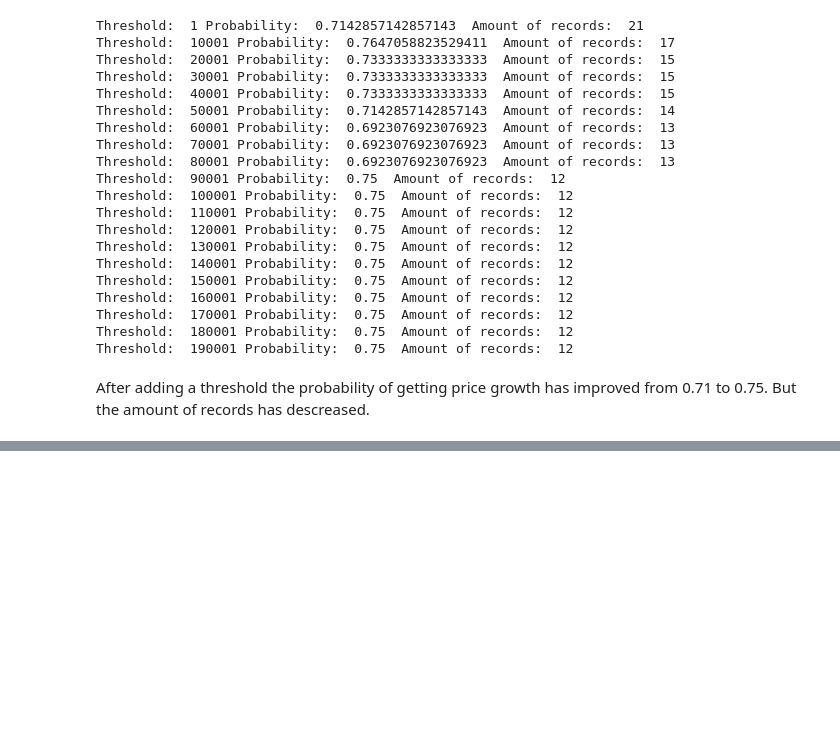
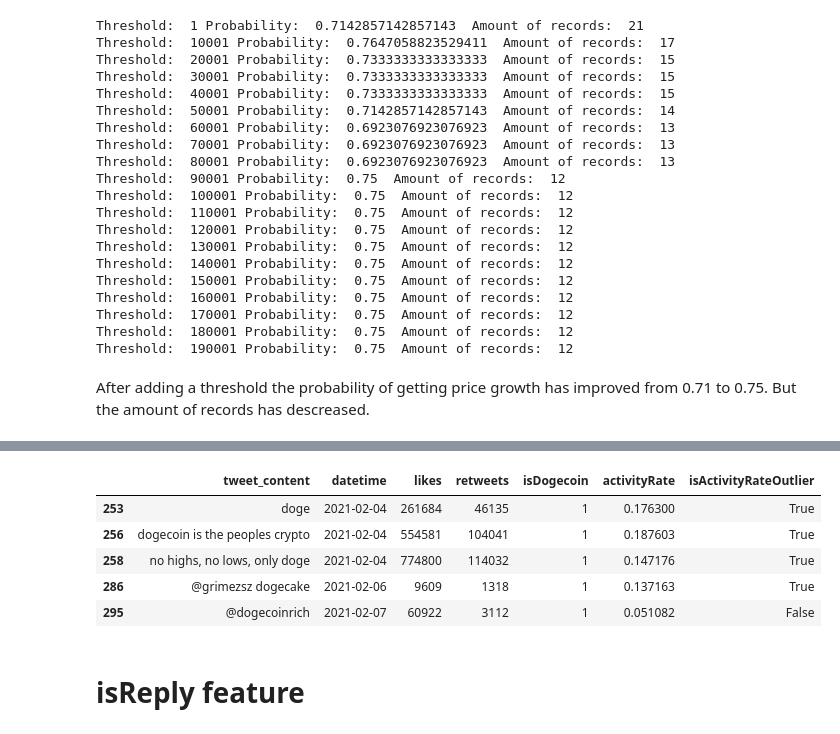
Before and after one commit to Justdek-code/data-science, a Jupyter notebook: cryptocurrency_analyse_pet_project/elon_musk_dogecoin_research.ipynb, the cells around one changed output, grey strips where cells are left out. Cells and saved outputs as stored; diff of their text form; code cells hidden in the pictures; blank space fills up the shorter version.

```diff
--- a/cryptocurrency_analyse_pet_project/elon_musk_dogecoin_research.ipynb
+++ b/cryptocurrency_analyse_pet_project/elon_musk_dogecoin_research.ipynb
@@ -872,0 +901,11 @@ So what I see there is that most of the tweets where dogecoin was mentioned have
+# %%
+df[(df.isDogecoin == 1)].head()
+# %% [output]
+|  | tweet_content | datetime | likes | retweets | isDogecoin | activityRate | isActivityRateOutlier |
+| 253 | doge | 2021-02-04 | 261684 | 46135 | 1 | 0.176300 | True |
+| 256 | dogecoin is the peoples crypto | 2021-02-04 | 554581 | 104041 | 1 | 0.187603 | True |
+| 258 | no highs, no lows, only doge | 2021-02-04 | 774800 | 114032 | 1 | 0.147176 | True |
+| 286 | @grimezsz dogecake | 2021-02-06 | 9609 | 1318 | 1 | 0.137163 | True |
+| 295 | @dogecoinrich | 2021-02-07 | 60922 | 3112 | 1 | 0.051082 | False |
+# %% [markdown]
+# isReply feature
```
Also changed, not shown: parts of 42 cells of this notebook.
